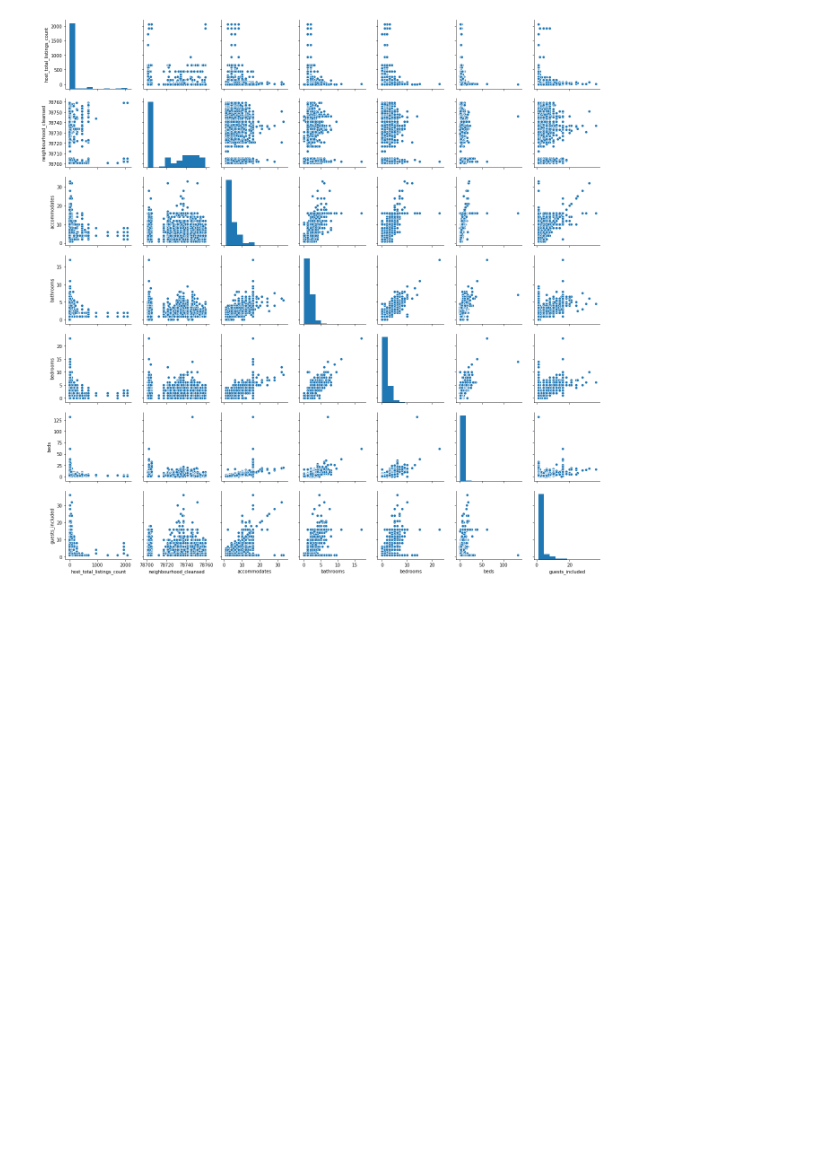
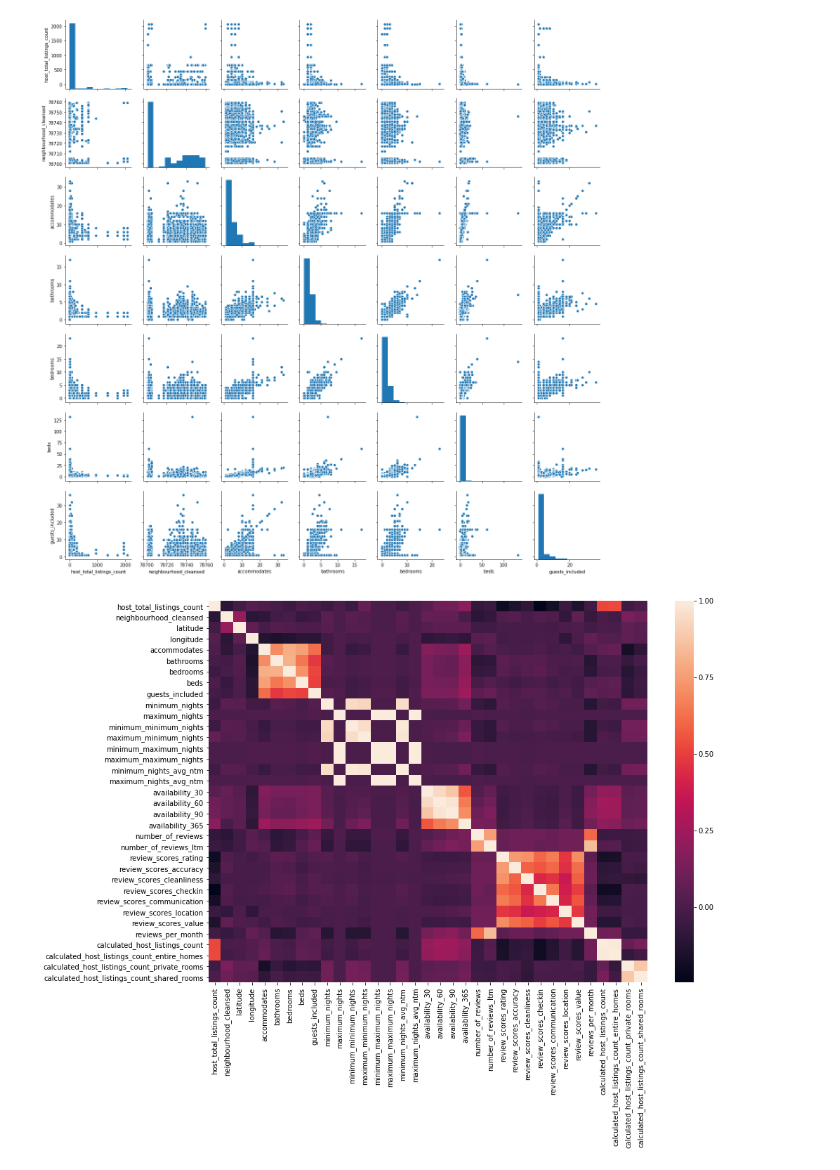
Before and after one commit to dcollaguazo/Airbnb-Price-Prediction, a Jupyter notebook: mk_explore.ipynb, the cells around one changed output. Saved outputs shown, nothing was run; the diff lists cells and outputs as text; code cells hidden in the pictures; blank space fills up the shorter version.

Commit message:
add heatmap

```diff
--- a/mk_explore.ipynb
+++ b/mk_explore.ipynb
@@ -78,21 +78,26 @@ calendar: (4204800, 7)
 reviews: (359504, 6)
 # %%
 #new data frame only for data types float or integer
-listings_plot = listings[[#'id','scrape_id','host_id','host_listings_count',
+listings_select = listings[[#'id','scrape_id','host_id','host_listings_count',
                           'host_total_listings_count','neighbourhood_cleansed',
-                          #'latitude','longitude',
+                          'latitude','longitude',
                           'accommodates','bathrooms',
                           'bedrooms','beds','guests_included',
-                          #'minimum_nights','maximum_nights',
-                          #'minimum_minimum_nights','maximum_minimum_nights',
-                          #'minimum_maximum_nights','maximum_maximum_nights',
-                          #'minimum_nights_avg_ntm','maximum_nights_avg_ntm',
-                          #'availability_30','availability_60','availability_90','availability_365',
-                          #'number_of_reviews','number_of_reviews_ltm','review_scores_rating','review_scores_accuracy',
-                          #'review_scores_cleanliness','review_scores_checkin','review_scores_communication',
-                          #'review_scores_location','review_scores_value','reviews_per_month'
-                          #'calculated_host_listings_count','calculated_host_listings_count_entire_homes',
-                          #'calculated_host_listings_count_private_rooms','calculated_host_listings_count_shared_rooms'
+                          'minimum_nights','maximum_nights',
+                          'minimum_minimum_nights','maximum_minimum_nights',
+                          'minimum_maximum_nights','maximum_maximum_nights',
+                          'minimum_nights_avg_ntm','maximum_nights_avg_ntm',
+                          'availability_30','availability_60',
+                          'availability_90','availability_365',
+                          'number_of_reviews','number_of_reviews_ltm',
+                          'review_scores_rating','review_scores_accuracy',
+                          'review_scores_cleanliness','review_scores_checkin',
+                          'review_scores_communication',
+                          'review_scores_location','review_scores_value','reviews_per_month',
+                          'calculated_host_listings_count',
+                          'calculated_host_listings_count_entire_homes',
+                          'calculated_host_listings_count_private_rooms',
+                          'calculated_host_listings_count_shared_rooms'
                          ]]
 # %%
 # Using the Seaborn Pairplot to get cross plots between different attributes
@@ -100,2 +105,9 @@ sns.pairplot(listings_plot);
 # %% [output]
 [figure]
+# %%
+#heatmap
+plt.figure(figsize=(14,10))
+corrs = listings_select.corr()
+sns.heatmap(corrs);
+# %% [output]
+[figure, added]
```
Also changed, not shown: parts of 1 cell of this notebook.
